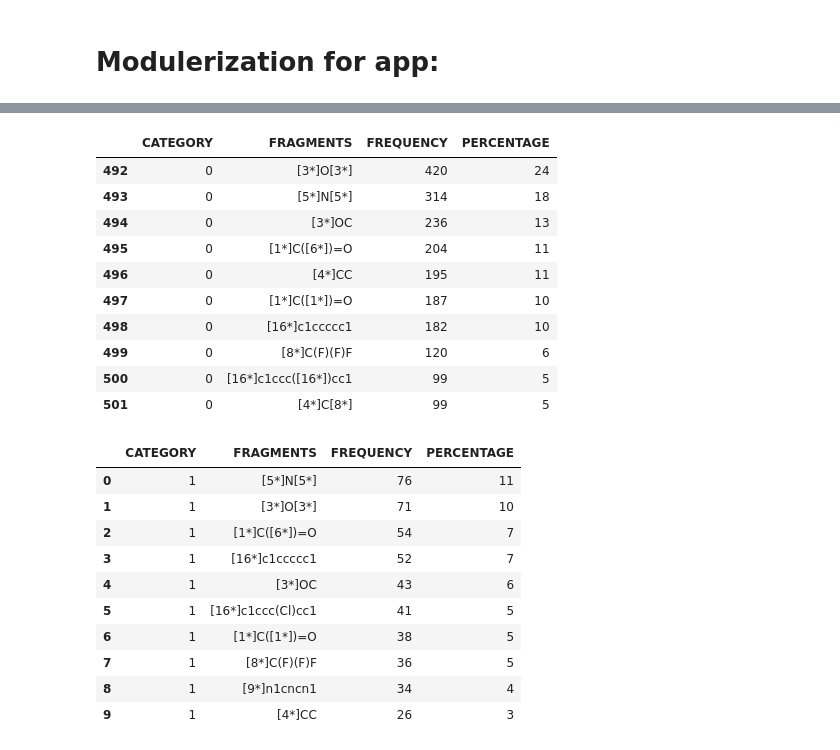
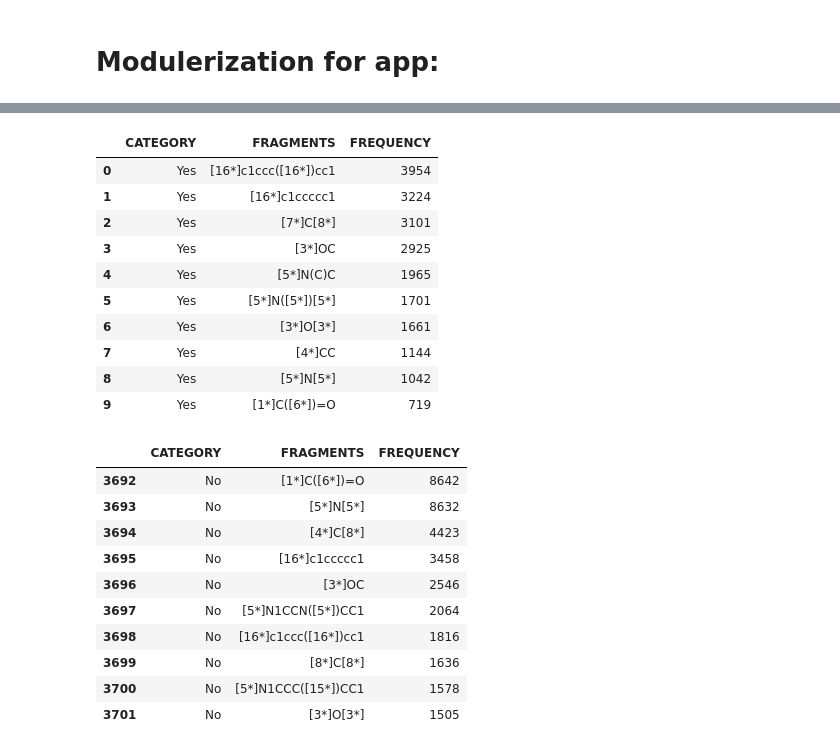
Before and after one commit to grjadhav409/Fluorescent_compound_prediction, a Jupyter notebook: Fragments_analysis/BRICS.ipynb, the cells around one changed output, grey strips where cells are left out. Saved outputs shown, nothing was run; the diff lists cells and outputs as text; code cells hidden in the pictures.

```diff
--- a/Fragments_analysis/BRICS.ipynb
+++ b/Fragments_analysis/BRICS.ipynb
@@ -133,29 +125,29 @@ DataFrame for Category 0:
 # %%
 # cate
-category_dfs[0].head(10)
+category_dfs["Yes"].head(10)
 # %% [output]
-|  | CATEGORY | FRAGMENTS | FREQUENCY | PERCENTAGE |
-| 492 | 0 | [3*]O[3*] | 420 | 24 |
-| 493 | 0 | [5*]N[5*] | 314 | 18 |
-| 494 | 0 | [3*]OC | 236 | 13 |
-| 495 | 0 | [1*]C([6*])=O | 204 | 11 |
-| 496 | 0 | [4*]CC | 195 | 11 |
-| 497 | 0 | [1*]C([1*])=O | 187 | 10 |
-| 498 | 0 | [16*]c1ccccc1 | 182 | 10 |
-| 499 | 0 | [8*]C(F)(F)F | 120 | 6 |
-| 500 | 0 | [16*]c1ccc([16*])cc1 | 99 | 5 |
-| 501 | 0 | [4*]C[8*] | 99 | 5 |
+|  | CATEGORY | FRAGMENTS | FREQUENCY |
+| 0 | Yes | [16*]c1ccc([16*])cc1 | 3954 |
+| 1 | Yes | [16*]c1ccccc1 | 3224 |
+| 2 | Yes | [7*]C[8*] | 3101 |
+| 3 | Yes | [3*]OC | 2925 |
+| 4 | Yes | [5*]N(C)C | 1965 |
+| 5 | Yes | [5*]N([5*])[5*] | 1701 |
+| 6 | Yes | [3*]O[3*] | 1661 |
+| 7 | Yes | [4*]CC | 1144 |
+| 8 | Yes | [5*]N[5*] | 1042 |
+| 9 | Yes | [1*]C([6*])=O | 719 |
 # %%
-category_dfs[1].head(10)
+category_dfs["No "].head(10)
 # %% [output]
-|  | CATEGORY | FRAGMENTS | FREQUENCY | PERCENTAGE |
-| 0 | 1 | [5*]N[5*] | 76 | 11 |
-| 1 | 1 | [3*]O[3*] | 71 | 10 |
-| 2 | 1 | [1*]C([6*])=O | 54 | 7 |
-| 3 | 1 | [16*]c1ccccc1 | 52 | 7 |
-| 4 | 1 | [3*]OC | 43 | 6 |
-| 5 | 1 | [16*]c1ccc(Cl)cc1 | 41 | 5 |
-| 6 | 1 | [1*]C([1*])=O | 38 | 5 |
-| 7 | 1 | [8*]C(F)(F)F | 36 | 5 |
-| 8 | 1 | [9*]n1cncn1 | 34 | 4 |
-| 9 | 1 | [4*]CC | 26 | 3 |
+|  | CATEGORY | FRAGMENTS | FREQUENCY |
+| 3692 | No | [1*]C([6*])=O | 8642 |
+| 3693 | No | [5*]N[5*] | 8632 |
+| 3694 | No | [4*]C[8*] | 4423 |
+| 3695 | No | [16*]c1ccccc1 | 3458 |
+| 3696 | No | [3*]OC | 2546 |
+| 3697 | No | [5*]N1CCN([5*])CC1 | 2064 |
+| 3698 | No | [16*]c1ccc([16*])cc1 | 1816 |
+| 3699 | No | [8*]C[8*] | 1636 |
+| 3700 | No | [5*]N1CCC([15*])CC1 | 1578 |
+| 3701 | No | [3*]O[3*] | 1505 |
```
Also changed, not shown: parts of 2 cells of this notebook, 2 other files.
